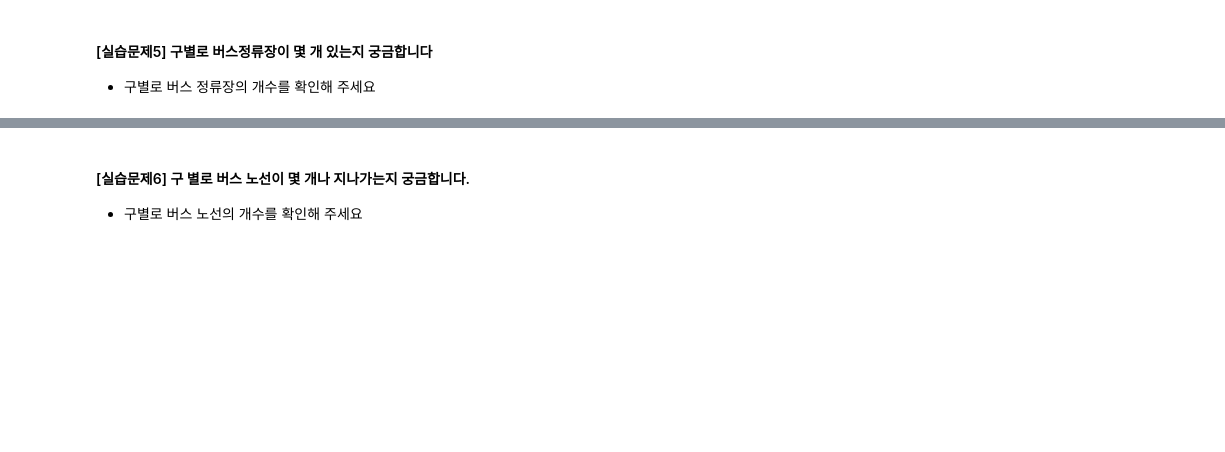
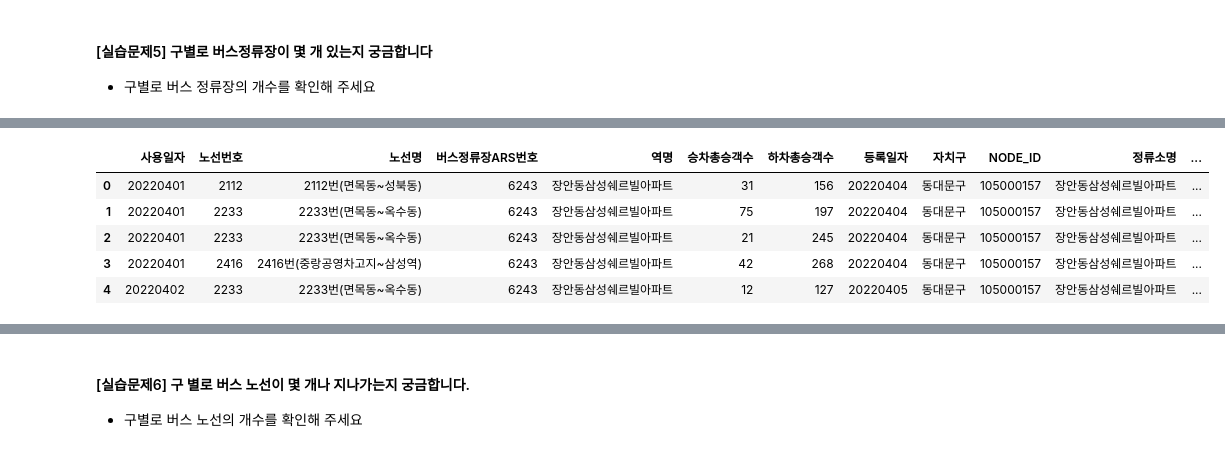
Before and after one commit to op-6160/AIVLE, a Jupyter notebook: 0213_MiniProject_1/1.1 데이터 불러오기 및 분석(EDA)_1차_버스정류장데이터.ipynb, the cells around one changed output, grey strips where cells are left out. Drawn from its saved outputs; the diff is of its cells as text; code cells hidden in the pictures; blank space fills up the shorter version.

```diff
--- a/0213_MiniProject_1/1.1 데이터 불러오기 및 분석(EDA)_1차_버스정류장데이터.ipynb
+++ b/0213_MiniProject_1/1.1 데이터 불러오기 및 분석(EDA)_1차_버스정류장데이터.ipynb
@@ -144,2 +231,4 @@ import pandas as pd
 # %%
 # 버스정류장ARS번호의 type을 변경해볼까요?
+bus_station['버스정류장ARS번호'] = bus_station['버스정류장ARS번호'].astype('int')
+bus_station.dtypes
@@ -154,5 +278,7 @@ import pandas as pd
 # %%
 # 서울의 버스 정류장 데이터만 포함하고 있는 csv 파일 입니다 (서울 공공데이터 포탈)
 # https://data.seoul.go.kr/dataList/OA-15067/S/1/datasetView.do
+seoul_path = "20220429기준_서울시정류소리스트.xlsx"
+seoul = pd.read_excel(seoul_path)
 # %%
 # 서울의 버스정류장 데이터의 정보를 확인해보세요.
@@ -163,8 +313,18 @@ import pandas as pd
 # %%
 # 데이터의 컬럼명을 바꿔볼까요? (to 버스정류장ARS번호)
+seoul = seoul.rename(columns={'ARS-ID':'버스정류장ARS번호'})
 # %%
 # 서울시 버스정류장 데이터와 bus_station을 합쳐볼까요?
+data = pd.merge(left=bus_station, right=seoul, how='inner', on='버스정류장ARS번호')
 # %%
 # 합쳐진 데이터를 확인해볼까요?
+data.head()
+# %% [output]
+|  | 사용일자 | 노선번호 | 노선명 | 버스정류장ARS번호 | 역명 | 승차총승객수 | 하차총승객수 | 등록일자 | 자치구 | NODE_ID | 정류소명 | ... |
+| 0 | 20220401 | 2112 | 2112번(면목동~성북동) | 6243 | 장안동삼성쉐르빌아파트 | 31 | 156 | 20220404 | 동대문구 | 105000157 | 장안동삼성쉐르빌아파트 | ... |
+| 1 | 20220401 | 2233 | 2233번(면목동~옥수동) | 6243 | 장안동삼성쉐르빌아파트 | 75 | 197 | 20220404 | 동대문구 | 105000157 | 장안동삼성쉐르빌아파트 | ... |
+| 2 | 20220401 | 2233 | 2233번(면목동~옥수동) | 6243 | 장안동삼성쉐르빌아파트 | 21 | 245 | 20220404 | 동대문구 | 105000157 | 장안동삼성쉐르빌아파트 | ... |
+| 3 | 20220401 | 2416 | 2416번(중랑공영차고지~삼성역) | 6243 | 장안동삼성쉐르빌아파트 | 42 | 268 | 20220404 | 동대문구 | 105000157 | 장안동삼성쉐르빌아파트 | ... |
+| 4 | 20220402 | 2233 | 2233번(면목동~옥수동) | 6243 | 장안동삼성쉐르빌아파트 | 12 | 127 | 20220405 | 동대문구 | 105000157 | 장안동삼성쉐르빌아파트 | ... |
 # %%
 # 구 별로 버스 정류장의 개수를 확인해 주세요
```
Also changed, not shown: parts of 33 cells of this notebook, 5 other files.
